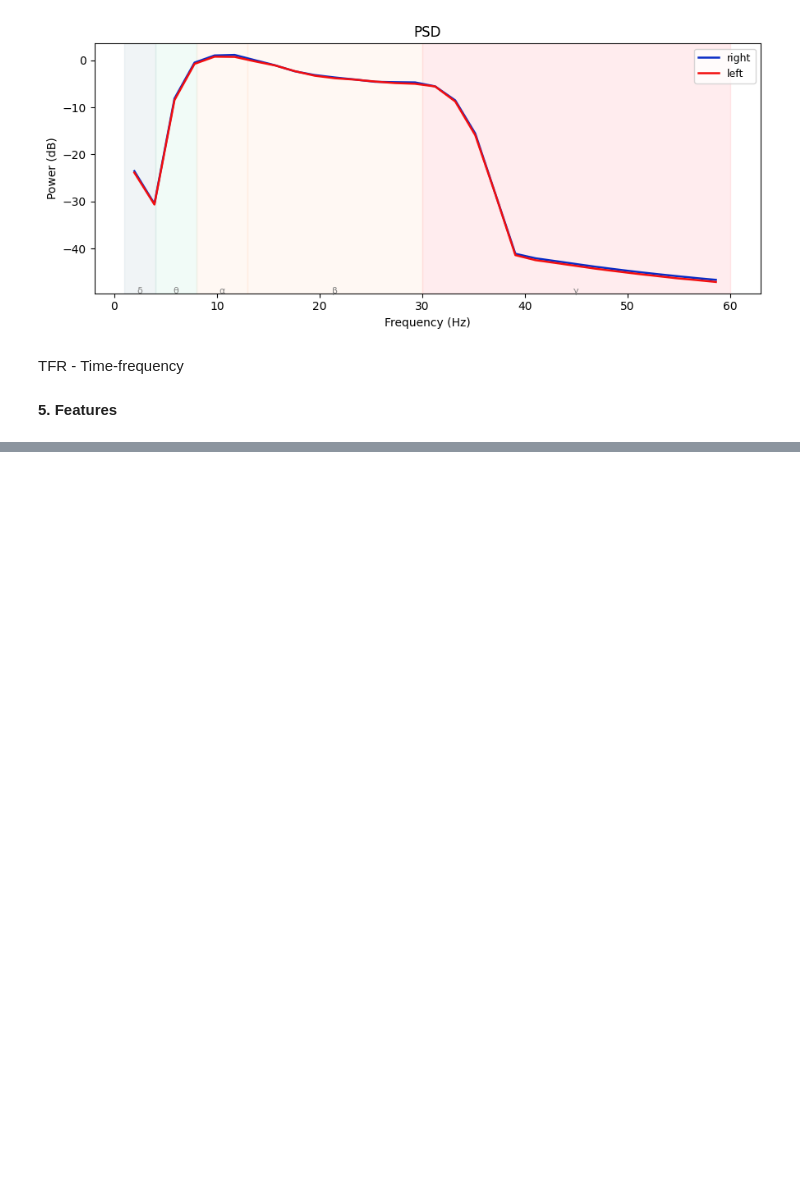
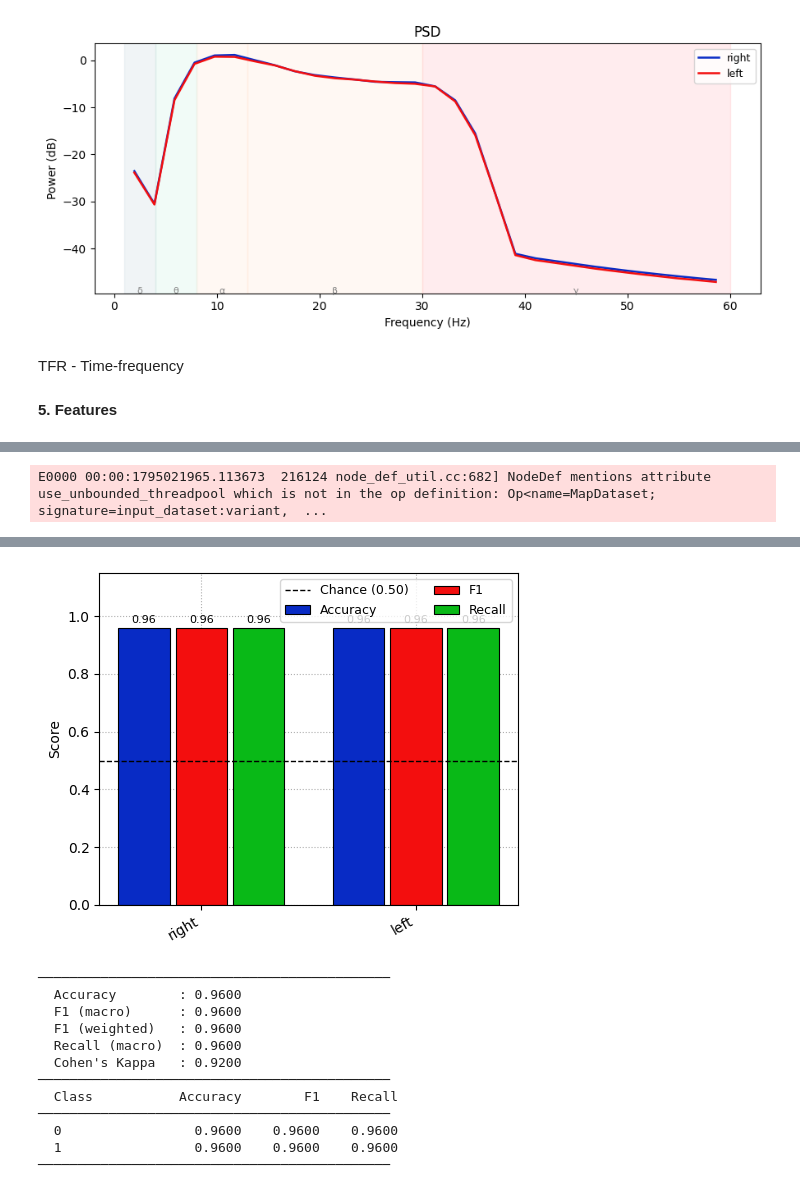
Before and after one commit to CPqD/eeg-decoding-framework, a Jupyter notebook: main_openbmi_eegnet.ipynb, the cells around one changed output, grey strips where cells are left out. Drawn from its saved outputs; the diff is of its cells as text; code cells hidden in the pictures; blank space fills up the shorter version.

```diff
--- a/main_openbmi_ablation.ipynb
+++ b/main_openbmi_eegnet.ipynb
@@ -172,0 +214,13 @@ plot_tsne(X_train, y_train)
+# %%
+class_names = list(epochs_train.event_id.keys())
+y_pred = clf_model.predict(X_test)
+
+# Metrics
+compute_metrics(y_test, y_pred, class_names=class_names)
+# ....
+
+# Plots
+_ = plot_metrics_bar(y_test, y_pred, class_names=class_names)
+
+summary(y_test, y_pred)
+# %% [output]
@@ -172,0 +228 @@ plot_tsne(X_train, y_train)
+E0000 00:00:1795021965.113673  216124 node_def_util.cc:682] NodeDef mentions attribute use_unbounded_threadpool which is not in the op definition: Op<name=MapDataset; signature=input_dataset:variant,  ...
@@ -172,0 +230,13 @@ plot_tsne(X_train, y_train)
+[figure, added]
+─────────────────────────────────────────────
+  Accuracy        : 0.9600
+  F1 (macro)      : 0.9600
+  F1 (weighted)   : 0.9600
+  Recall (macro)  : 0.9600
+  Cohen's Kappa   : 0.9200
+─────────────────────────────────────────────
+  Class           Accuracy        F1    Recall
+─────────────────────────────────────────────
+  0                 0.9600    0.9600    0.9600
+  1                 0.9600    0.9600    0.9600
+─────────────────────────────────────────────
```
Also changed, not shown: parts of 12 cells of this notebook, 5 other files.
